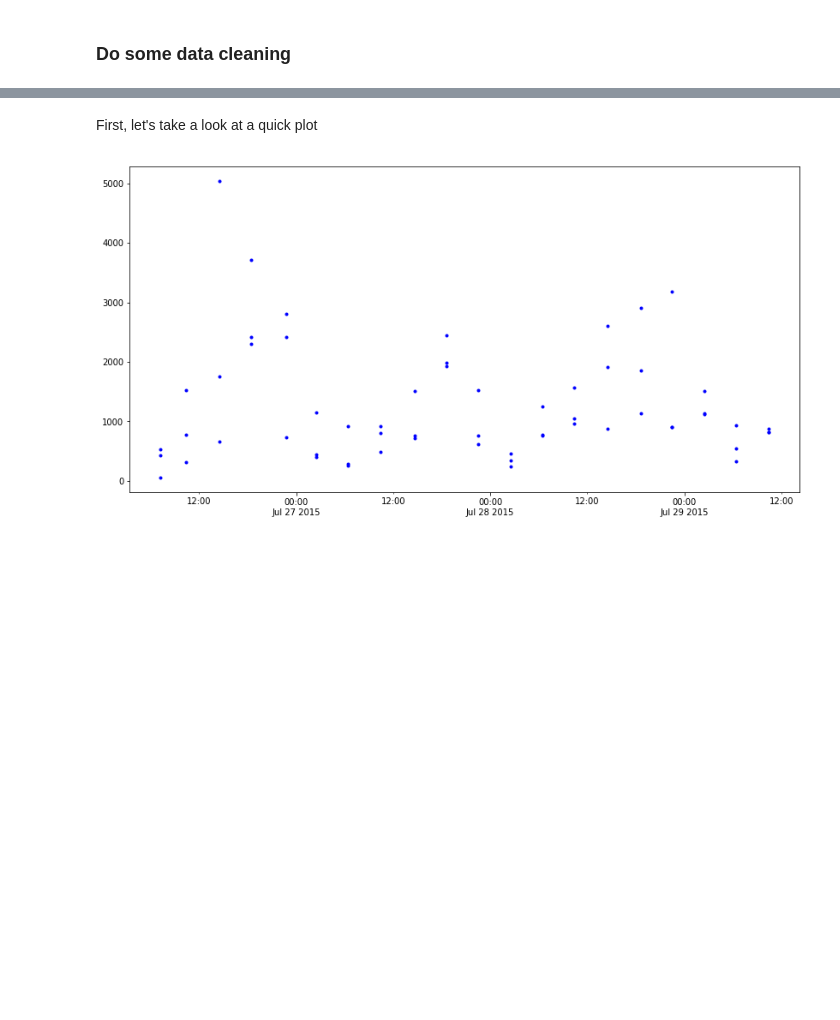
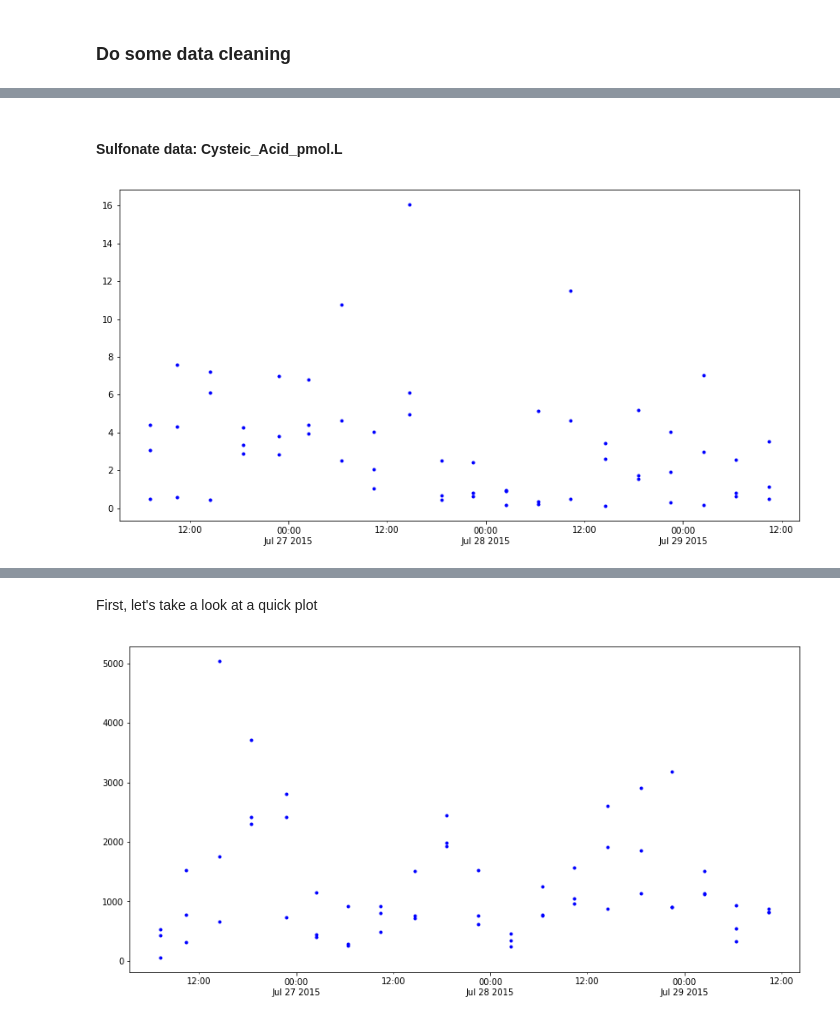
Before and after one commit to jamesrco/DielALOHA, a Jupyter notebook: python3/ALOHAdielCurveFit.ipynb, the cells around one changed output, grey strips where cells are left out. Saved outputs shown, nothing was run; the diff lists cells and outputs as text; code cells hidden in the pictures; blank space fills up the shorter version.

Commit message:
Completing curve fitting for all the sulfur species that work

```diff
--- a/python3/ALOHAdielCurveFit.ipynb
+++ b/python3/ALOHAdielCurveFit.ipynb
@@ -145,0 +178,26 @@ display(dielSulfonates.head(n=3))
+# %% [markdown]
+#### Sulfonate data: Cysteic_Acid_pmol.L
+# %%
+# after much searching, seems like easiest way to get the time ticks in these plots to come out right is to
+# change matplotlib's base timezone for the time being
+# probably a bad idea since, so we'll make sure to restore current setting after plotting
+
+# get, store current setting
+current_matplotTZ = plt.rcParams['timezone']
+# set to 'Pacific/Honolulu' temporarily
+plt.rcParams['timezone'] = 'Pacific/Honolulu'
+
+fig = plt.figure(figsize=(14, 7))
+
+ax1 = fig.add_subplot(111)
+ax1.plot(dielSulfonates['Timestamp_bottle_closure_GMT_ISO8601'],dielSulfonates['Cysteic_Acid_pmol.L'], 'b.')
+ax1.xaxis.set_major_locator(pltdates.DayLocator(interval=1))
+ax1.xaxis.set_minor_locator(pltdates.HourLocator(byhour=12))
+ax1.xaxis.set_major_formatter(pltdates.DateFormatter('%H:%M%\n%b %d %Y'))
+ax1.xaxis.set_minor_formatter(pltdates.DateFormatter('%H:%M'))
+ax1.xaxis_date(pytz.timezone('Pacific/Honolulu'))
+
+# set matplotlib timezone back
+plt.rcParams['timezone'] = current_matplotTZ
+# %% [output]
+[figure, added]
```
Also changed, not shown: parts of 24 cells of this notebook.
